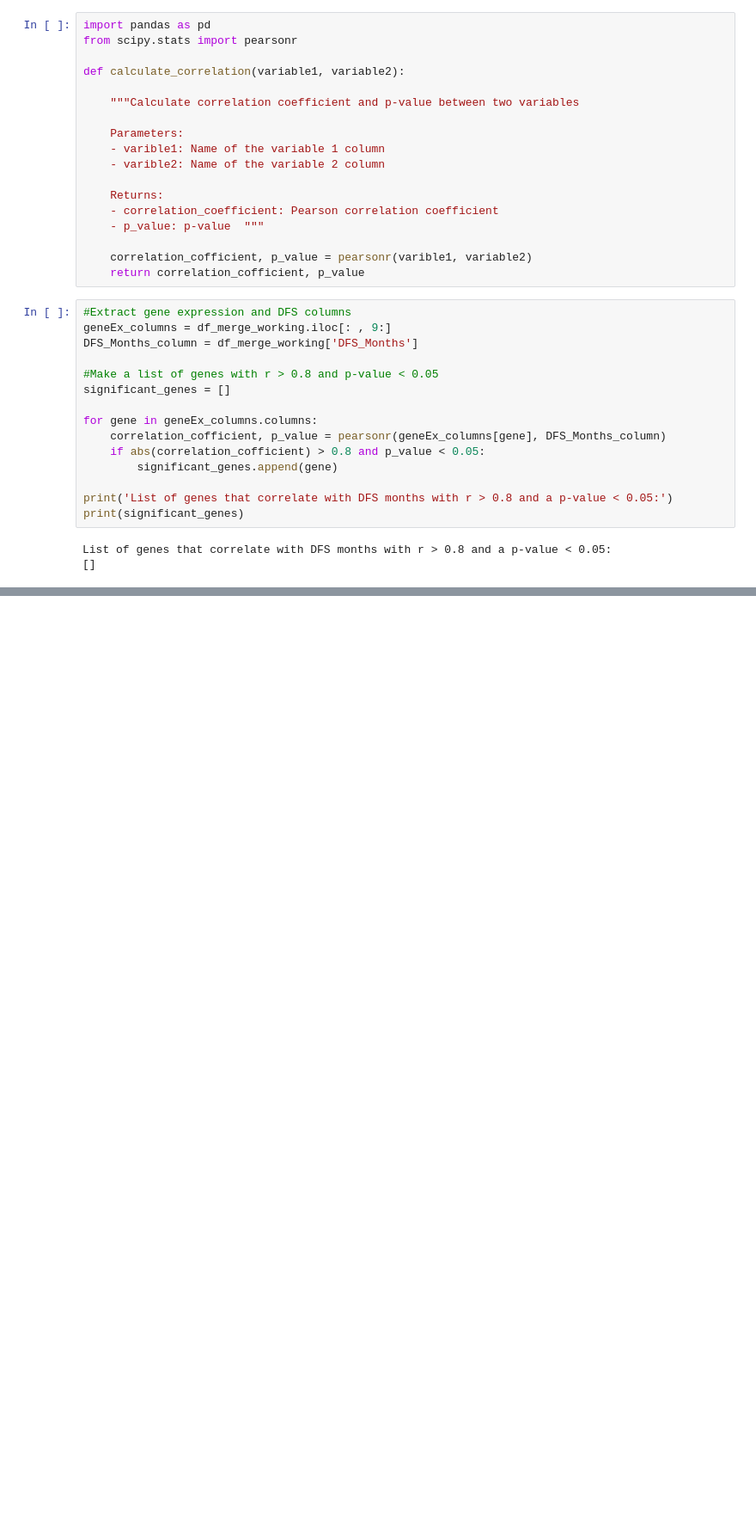
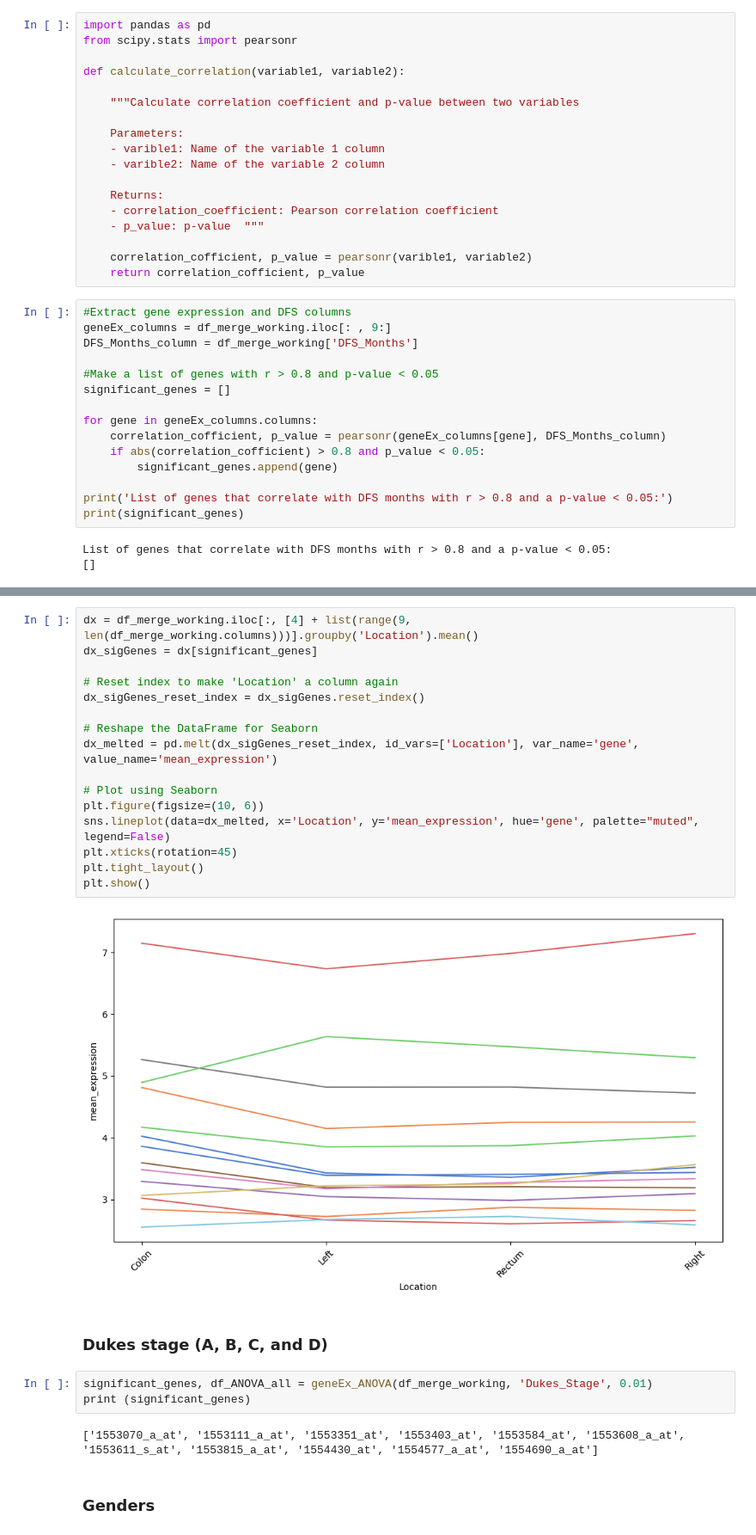
Before and after one commit to chira-ploy/CRC-DataViz-EDA, a Jupyter notebook: MergeData_Analysis.ipynb, the cells around one changed output, grey strips where cells are left out. Shown: that part at 86% size. Cells and saved outputs as stored; diff of their text form; blank space fills up the shorter version.

```diff
--- a/MergeData_Analysis.ipynb
+++ b/MergeData_Analysis.ipynb
@@ -241,0 +231,27 @@ sns.violinplot(data=df_merge_working, x="Location", y="1553569_at")
+# %%
+dx = df_merge_working.iloc[:, [4] + list(range(9, len(df_merge_working.columns)))].groupby('Location').mean()
+dx_sigGenes = dx[significant_genes]
+
+# Reset index to make 'Location' a column again
+dx_sigGenes_reset_index = dx_sigGenes.reset_index()
+
+# Reshape the DataFrame for Seaborn
+dx_melted = pd.melt(dx_sigGenes_reset_index, id_vars=['Location'], var_name='gene', value_name='mean_expression')
+
+# Plot using Seaborn
+plt.figure(figsize=(10, 6))
+sns.lineplot(data=dx_melted, x='Location', y='mean_expression', hue='gene', palette="muted", legend=False)
+plt.xticks(rotation=45)
+plt.tight_layout()
+plt.show()
+# %% [output]
+[figure, added]
+# %% [markdown]
+### Dukes stage (A, B, C, and D)
+# %%
+significant_genes, df_ANOVA_all = geneEx_ANOVA(df_merge_working, 'Dukes_Stage', 0.01)
+print (significant_genes)
+# %% [output]
+['1553070_a_at', '1553111_a_at', '1553351_at', '1553403_at', '1553584_at', '1553608_a_at', '1553611_s_at', '1553815_a_at', '1554430_at', '1554577_a_at', '1554690_a_at']
+# %% [markdown]
+### Genders
```
Also changed, not shown: parts of 19 cells of this notebook.
